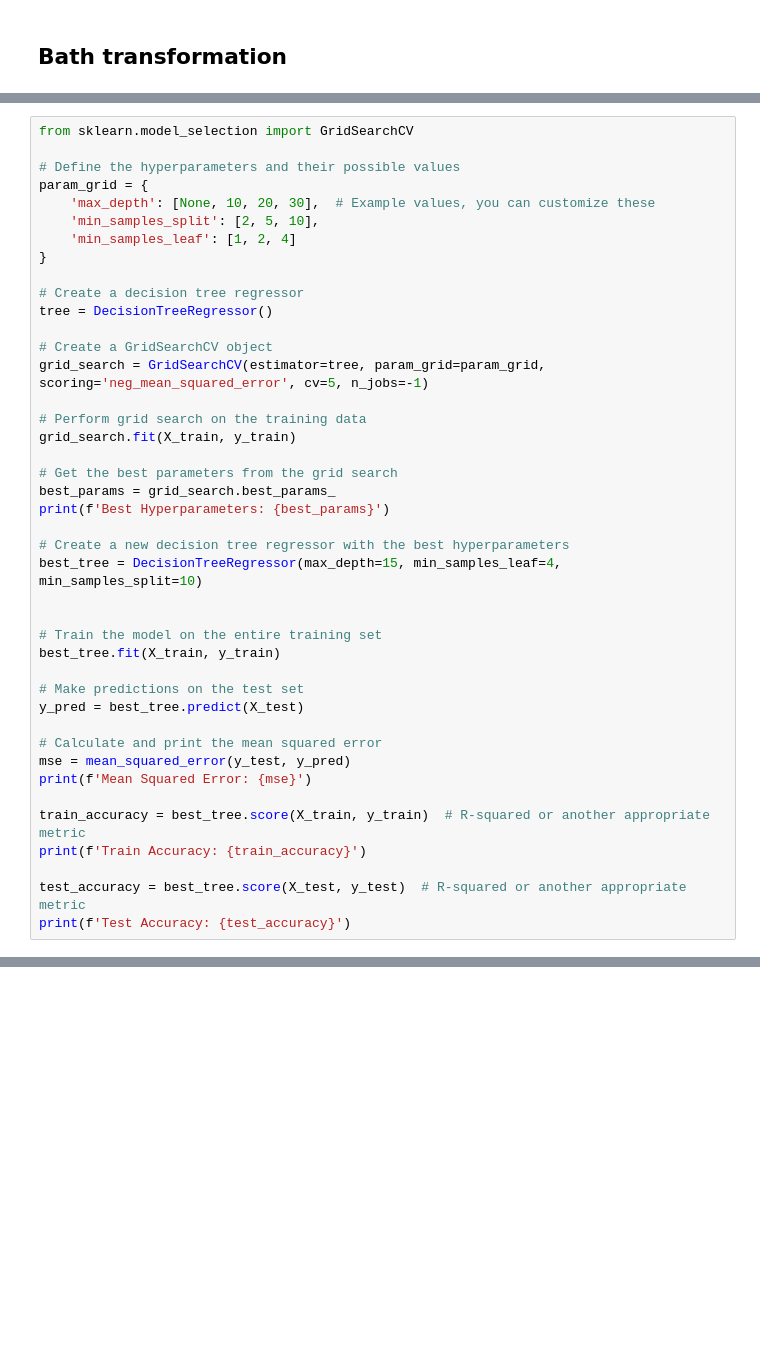
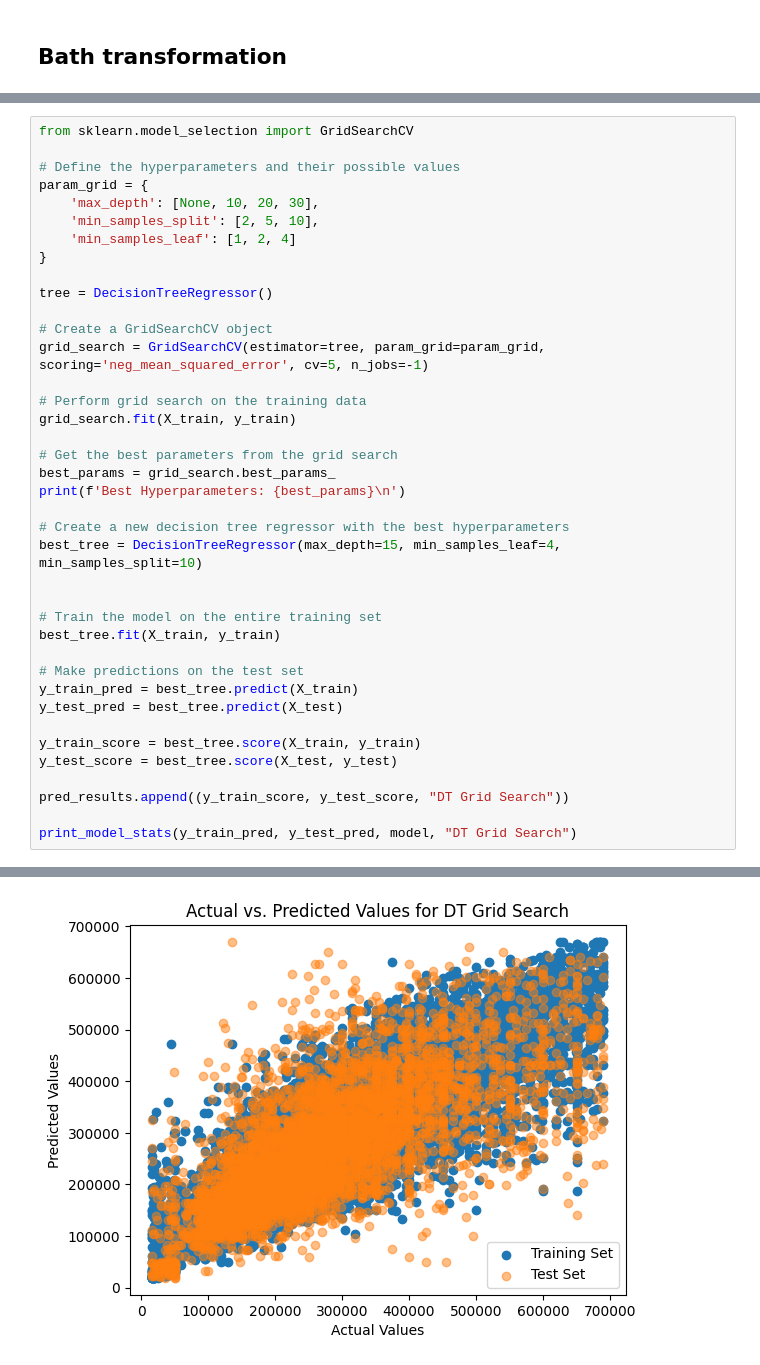
Before and after one commit to adnanjpg/data-mining-project, a Jupyter notebook: main.ipynb, the cells around one changed output, grey strips where cells are left out. Drawn from its saved outputs; the diff is of its cells as text; blank space fills up the shorter version.

```diff
--- a/main.ipynb
+++ b/main.ipynb
@@ -366,12 +695,11 @@ from sklearn.model_selection import GridSearchCV
 
 # Define the hyperparameters and their possible values
 param_grid = {
-    'max_depth': [None, 10, 20, 30],  # Example values, you can customize these
+    'max_depth': [None, 10, 20, 30],
     'min_samples_split': [2, 5, 10],
     'min_samples_leaf': [1, 2, 4]
 }
 
-# Create a decision tree regressor
 tree = DecisionTreeRegressor()
 
 # Create a GridSearchCV object
@@ -382,7 +710,7 @@ grid_search.fit(X_train, y_train)
 
 # Get the best parameters from the grid search
 best_params = grid_search.best_params_
-print(f'Best Hyperparameters: {best_params}')
+print(f'Best Hyperparameters: {best_params}\n')
 
 # Create a new decision tree regressor with the best hyperparameters
 best_tree = DecisionTreeRegressor(max_depth=15, min_samples_leaf=4, min_samples_split=10)
@@ -392,14 +720,13 @@ best_tree = DecisionTreeRegressor(max_depth=15, min_samples_leaf=4, min_samples_
 best_tree.fit(X_train, y_train)
 
 # Make predictions on the test set
-y_pred = best_tree.predict(X_test)
+y_train_pred = best_tree.predict(X_train)
+y_test_pred = best_tree.predict(X_test)
 
-# Calculate and print the mean squared error
-mse = mean_squared_error(y_test, y_pred)
-print(f'Mean Squared Error: {mse}')
+y_train_score = best_tree.score(X_train, y_train)
+y_test_score = best_tree.score(X_test, y_test)
 
-train_accuracy = best_tree.score(X_train, y_train)  # R-squared or another appropriate metric
-print(f'Train Accuracy: {train_accuracy}')
+pred_results.append((y_train_score, y_test_score, "DT Grid Search"))
 
-test_accuracy = best_tree.score(X_test, y_test)  # R-squared or another appropriate metric
-print(f'Test Accuracy: {test_accuracy}')
+print_model_stats(y_train_pred, y_test_pred, model, "DT Grid Search")
+# %% [output]
@@ -405,0 +749 @@ print(f'Test Accuracy: {test_accuracy}')
+[figure, added]
```
Also changed, not shown: parts of 100 cells of this notebook, 1 other file.
